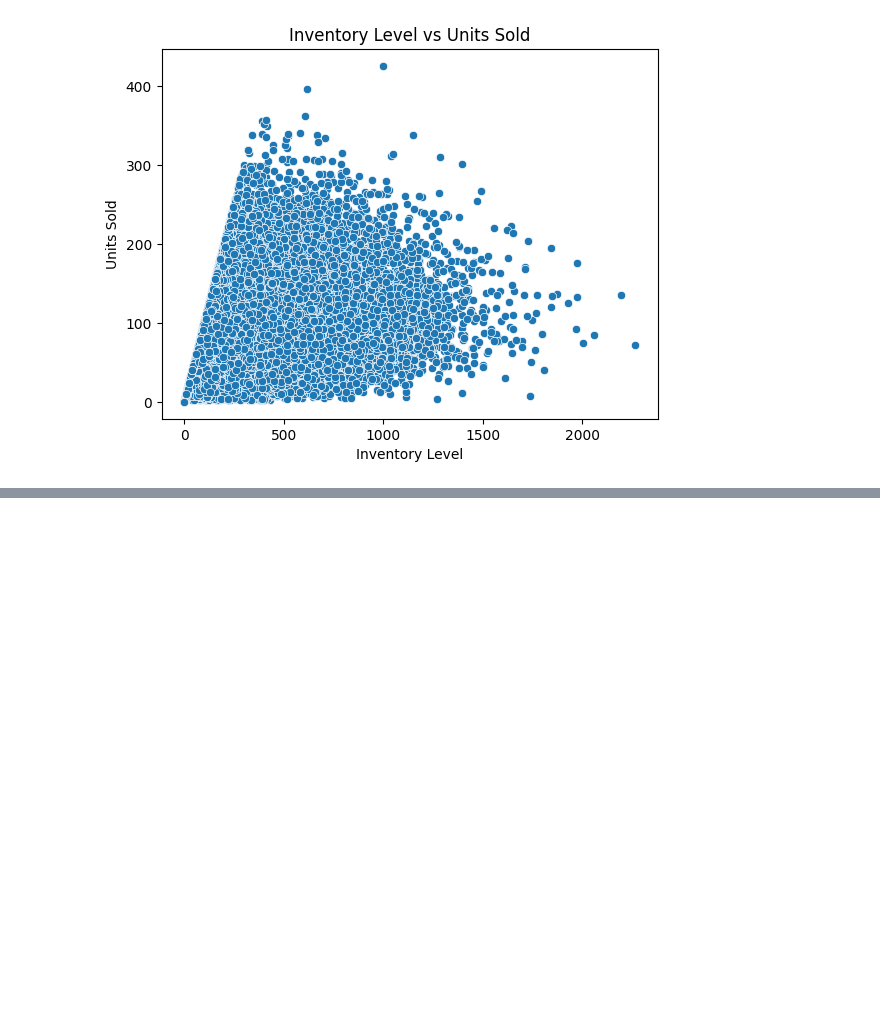
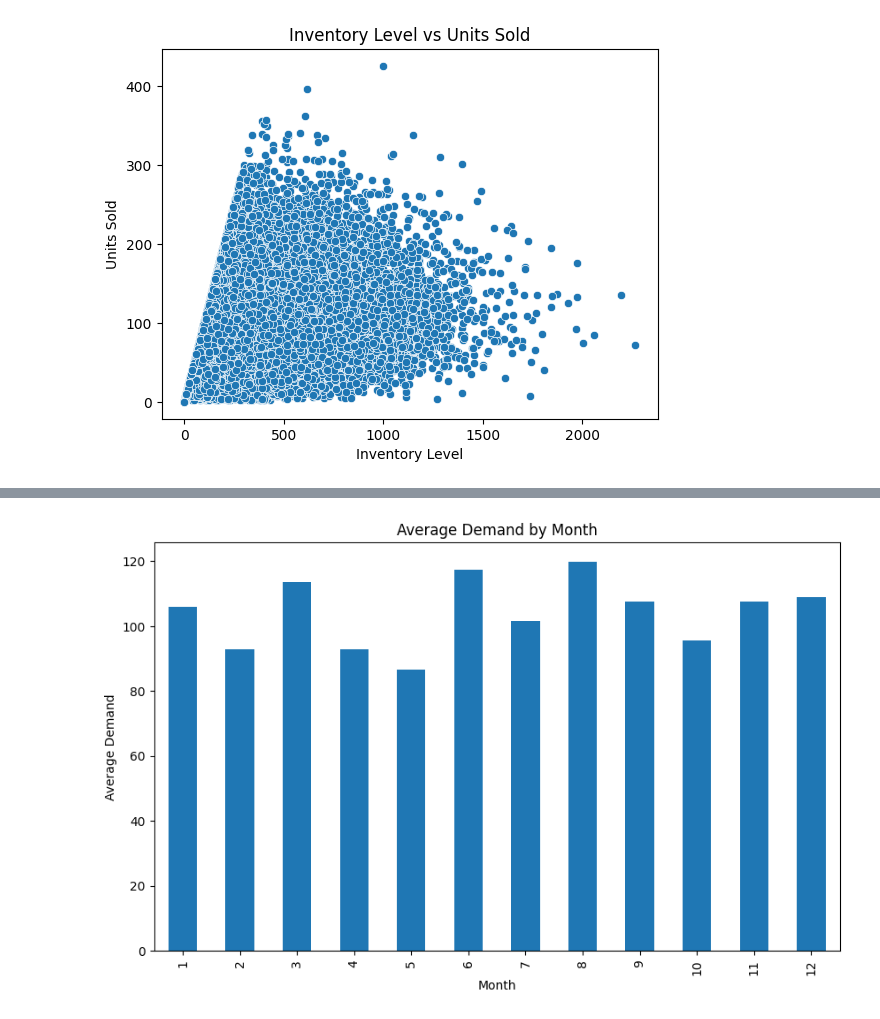
Before and after one commit to HMBinara/ML_Project, a Jupyter notebook: Demand_0Forecasting.ipynb, the cells around one changed output, grey strips where cells are left out. Saved outputs shown, nothing was run; the diff lists cells and outputs as text; code cells hidden in the pictures; blank space fills up the shorter version.

```diff
--- a/Demand_0Forecasting.ipynb
+++ b/Demand_0Forecasting.ipynb
@@ -238,0 +253,3 @@ plt.show()
+# %%
+monthly_demand = df.groupby('Month')['Demand'].mean()
+monthly_demand
@@ -238,0 +272,8 @@ plt.show()
+# %%
+monthly_demand.plot(kind='bar', figsize=(10, 6))
+plt.title('Average Demand by Month')
+plt.xlabel('Month')
+plt.ylabel('Average Demand')
+plt.show()
+# %% [output]
+[figure, added]
```
Also changed, not shown: parts of 11 cells of this notebook.
